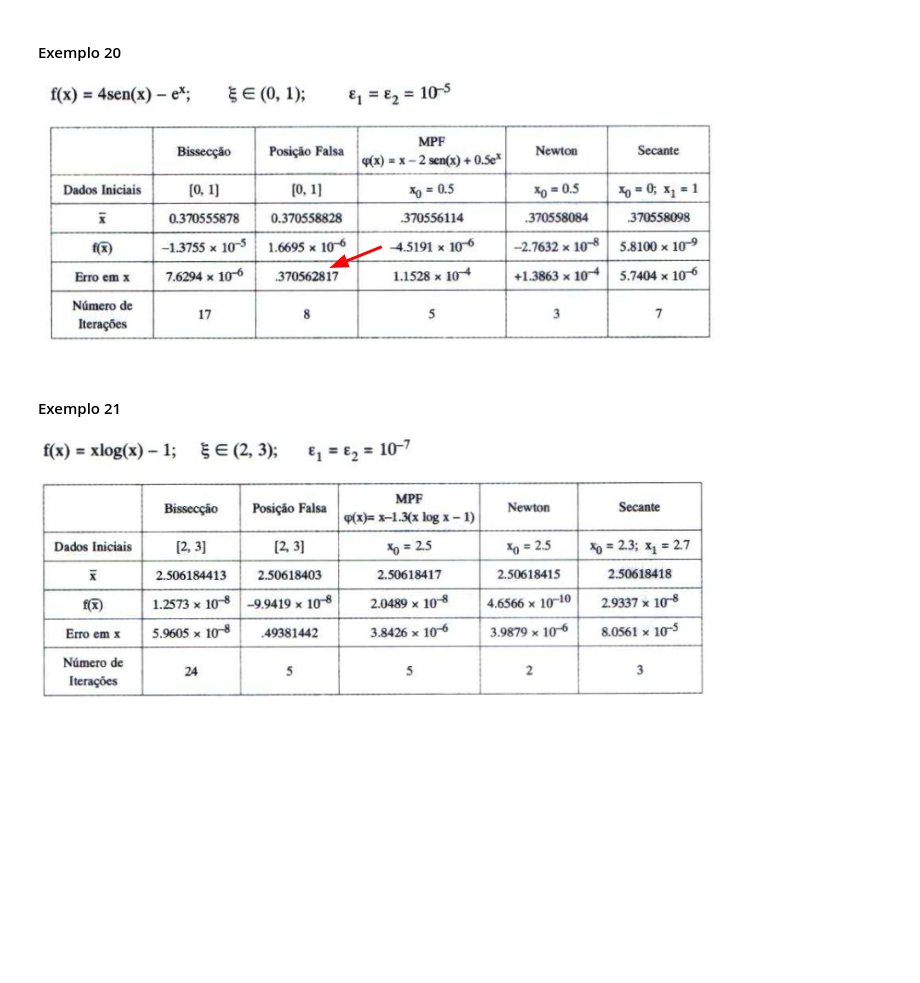
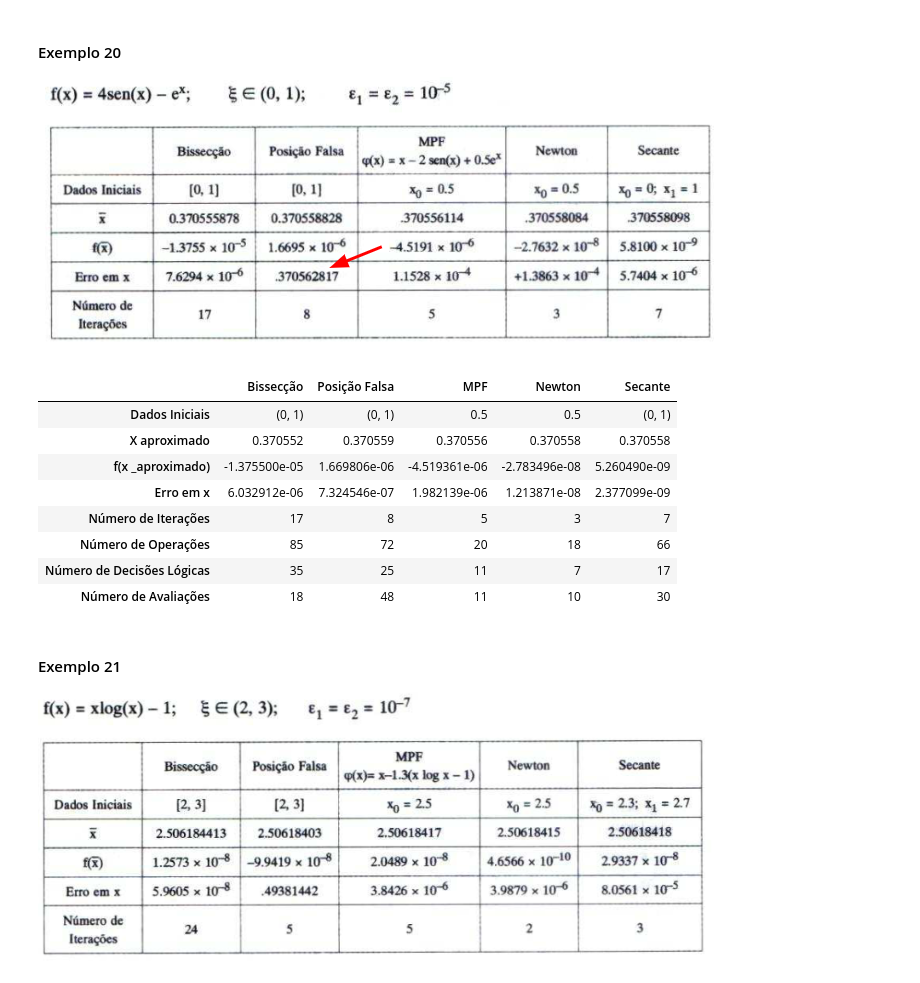
Before and after one commit to kmiepng/Matematica-Computacional, a Jupyter notebook: Atividades/atividade_002_1.ipynb, the cells around one changed output. Saved outputs shown, nothing was run; the diff lists cells and outputs as text; code cells hidden in the pictures; blank space fills up the shorter version.

```diff
--- a/Atividades/atividade_002_1.ipynb
+++ b/Atividades/atividade_002_1.ipynb
@@ -243,6 +328,41 @@ def phi(x):
 #### Exemplo 20
 
 ![image.png](attachment:image.png)
+# %%
+def f(x):
+    return 4 * np.sin(x) - np.exp(x)
+
+def df(x):
+    return 4 * np.cos(x) - np.e ** x
+
+def phi(x):
+    return x - 2 * np.sin(x) + 0.5 * np.exp(x)
+
+e1 = e2 = 10 ** - 5
+interval = (0, 1)
+root = 0.3705580959
+mpf_x = newton_x = 0.5
+secant_x = interval
+
+functions = [
+    ('Bissecção', bissection(f, interval, e1), interval),
+    ('Posição Falsa', false_position(f, interval, (e1, e2)), interval),
+    ('MPF', fixed_point_method(f, phi, mpf_x, (e1, e2)), mpf_x),
+    ('Newton', newton(f, df, newton_x, (e1, e2)), newton_x),
+    ('Secante', secant(f, secant_x, (e1, e2)), secant_x)
+]
+
+create_table(f, functions, root)
+# %% [output]
+|  | Bissecção | Posição Falsa | MPF | Newton | Secante |
+| Dados Iniciais | (0, 1) | (0, 1) | 0.5 | 0.5 | (0, 1) |
+| X aproximado | 0.370552 | 0.370559 | 0.370556 | 0.370558 | 0.370558 |
+| f(x _aproximado) | -1.375500e-05 | 1.669806e-06 | -4.519361e-06 | -2.783496e-08 | 5.260490e-09 |
+| Erro em x | 6.032912e-06 | 7.324546e-07 | 1.982139e-06 | 1.213871e-08 | 2.377099e-09 |
+| Número de Iterações | 17 | 8 | 5 | 3 | 7 |
+| Número de Operações | 85 | 72 | 20 | 18 | 66 |
+| Número de Decisões Lógicas | 35 | 25 | 11 | 7 | 17 |
+| Número de Avaliações | 18 | 48 | 11 | 10 | 30 |
 # %% [markdown]
 #### Exemplo 21
 
```
Also changed, not shown: parts of 10 cells of this notebook.
